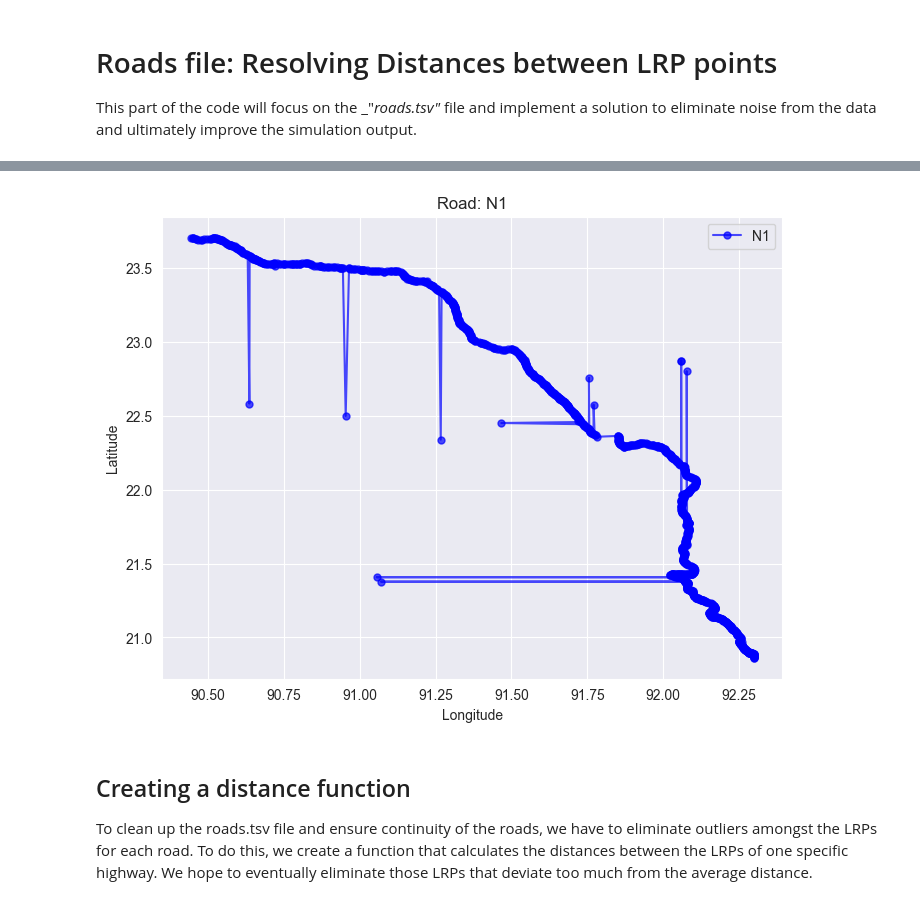
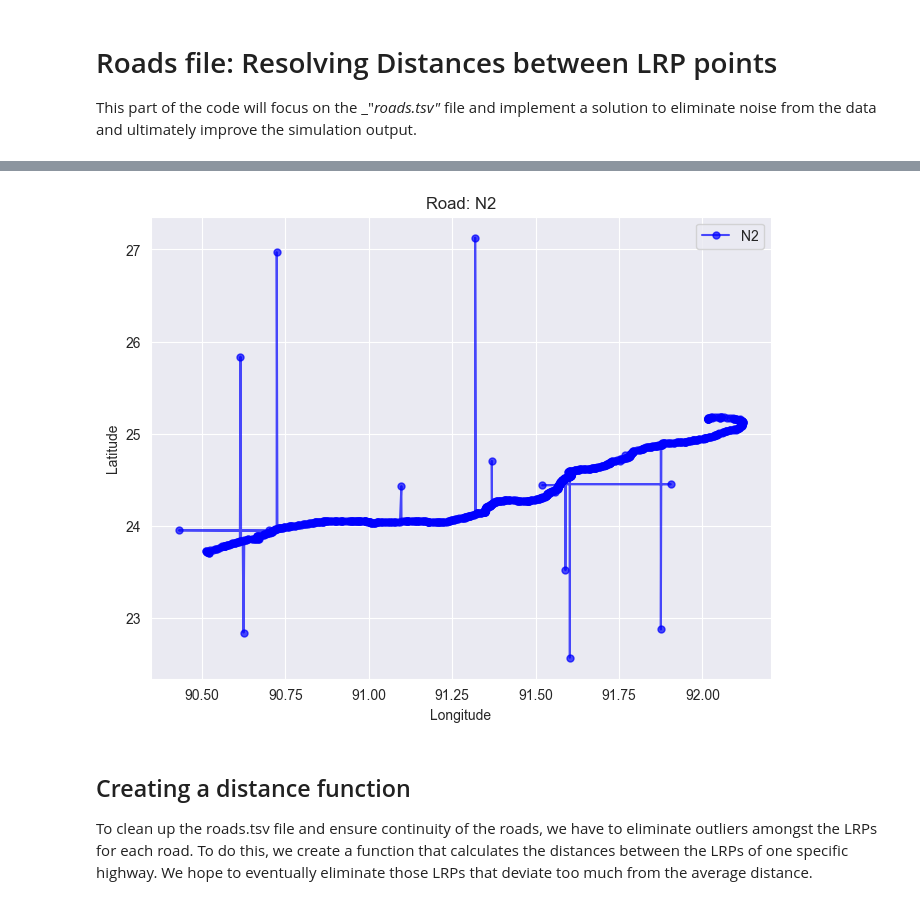
Before and after one commit to adellorto/Advanced-Simulation---Group-12, a Jupyter notebook: notebook/G12-A1-initial-data-exploration.ipynb, the cells around one changed output, grey strips where cells are left out. Drawn from its saved outputs; the diff is of its cells as text; code cells hidden in the pictures.

```diff
--- a/notebook/G12-A1-initial-data-exploration.ipynb
+++ b/notebook/G12-A1-initial-data-exploration.ipynb
@@ -9,8 +11,8 @@ from setuptools.command.install import install
 #Uploading data using False low_memory to detect and handle different types of inputs in the columns
 #A copy of the raw data file is used to prevent damage of original information
 #modify with your own path
-path_roads= "/Users/precupada/Advanced-Simulation---Group-12/data/_roads_1.tsv"
-path_bridges= "/Users/precupada/Advanced-Simulation---Group-12/data/BMMS_overview_1.xlsx"
+path_roads= "/Users/precupada/Advanced-Simulation---Group-12/data/raw/_roads_1.tsv"
+path_bridges= "/Users/precupada/Advanced-Simulation---Group-12/data/raw//BMMS_overview_1.xlsx"
 roads= pd.read_csv(path_roads, sep='\t', low_memory=False)
 bridges=pd.read_excel(path_bridges)
 # %% [markdown]
@@ -51,37 +55,37 @@ plt.show()
 # %%
 # Zooming into one road to take a closer look at the outliers shown in the "All roads plot"
-# Select any row from the dataframe
-row = roads.iloc[0]
+# Select a row of importance form the dataset
+row = roads.iloc[22]
 
 # Extract the name of the road (first column)
 road_name = row.iloc[0]
 
 # Extract latitude and longitude values from the row
 latitudes = []
 longitudes = []
 
 # Extract latitude and longitude for each LRP
 for i in range(1, len(row), 3):  # every 3rd column is latitude and longitude
     latitudes.append(row.iloc[i+1])   # Column i+1 is latitude
     longitudes.append(row.iloc[i+2])  # Column i+2 is longitude
 
 # Create the plot
 plt.figure(figsize=(8, 6))
 
 # Plot the road (first row)
 plt.plot(longitudes, latitudes, marker='o', markersize=5, linestyle='-', color='blue', alpha=0.7, label=f'{road_name}')
 
 # Customize the plot
 plt.title(f'Road: {road_name}')
 plt.xlabel('Longitude')
 plt.ylabel('Latitude')
 plt.grid(True)
 plt.legend()
 
 # Show the plot
 plt.show()
 # %% [output]
-[figure, old version]
+[figure, new version]
 # %% [markdown]
 ## Creating a distance function
 To clean up the roads.tsv file and ensure continuity of the roads, we have to eliminate outliers amongst the LRPs for each road. To do this, we create a function that calculates the distances between the LRPs of one specific highway. We hope to eventually eliminate those LRPs that deviate too much from the average distance.
```
Also changed, not shown: parts of 16 cells of this notebook, 8 other files.
